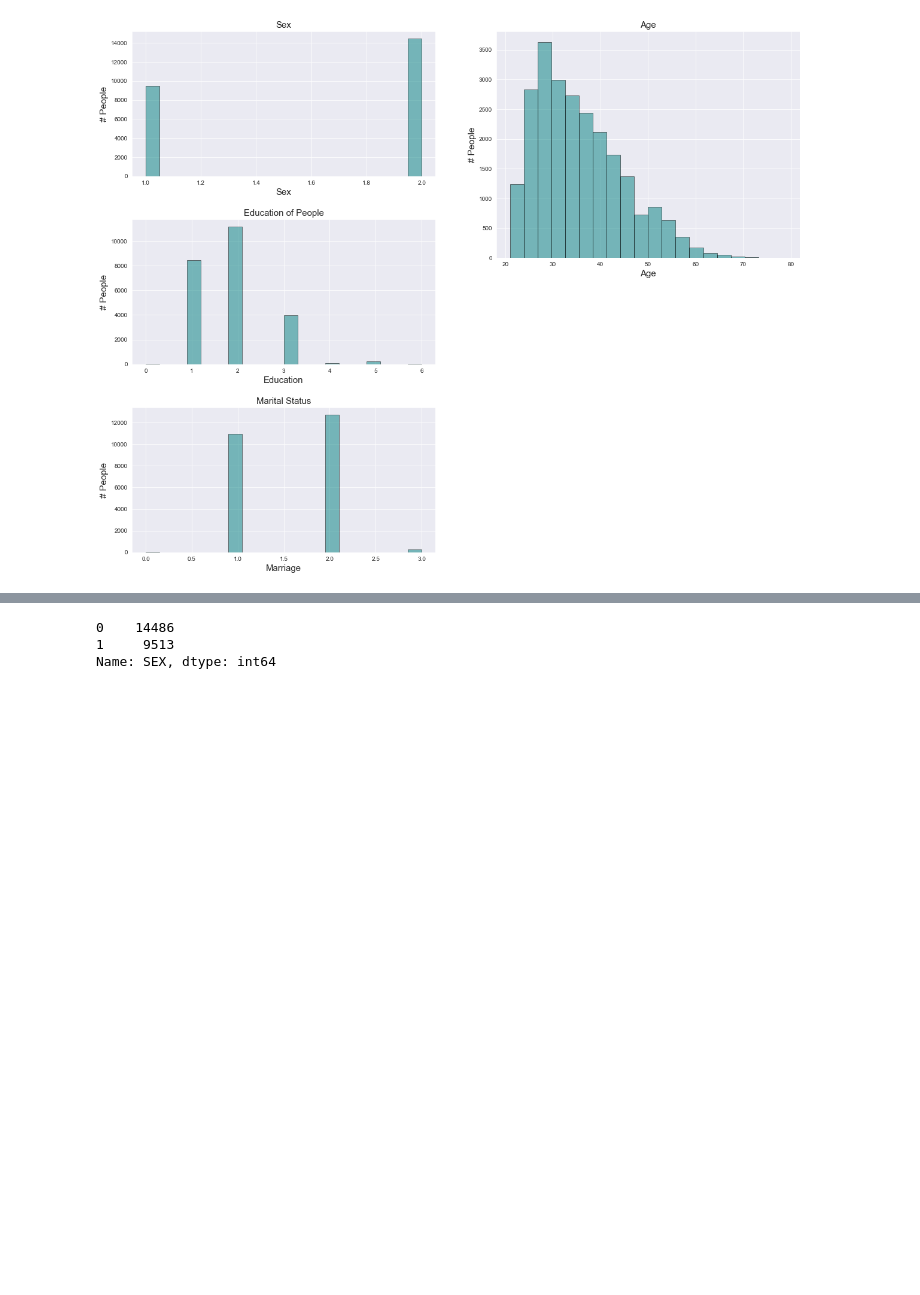
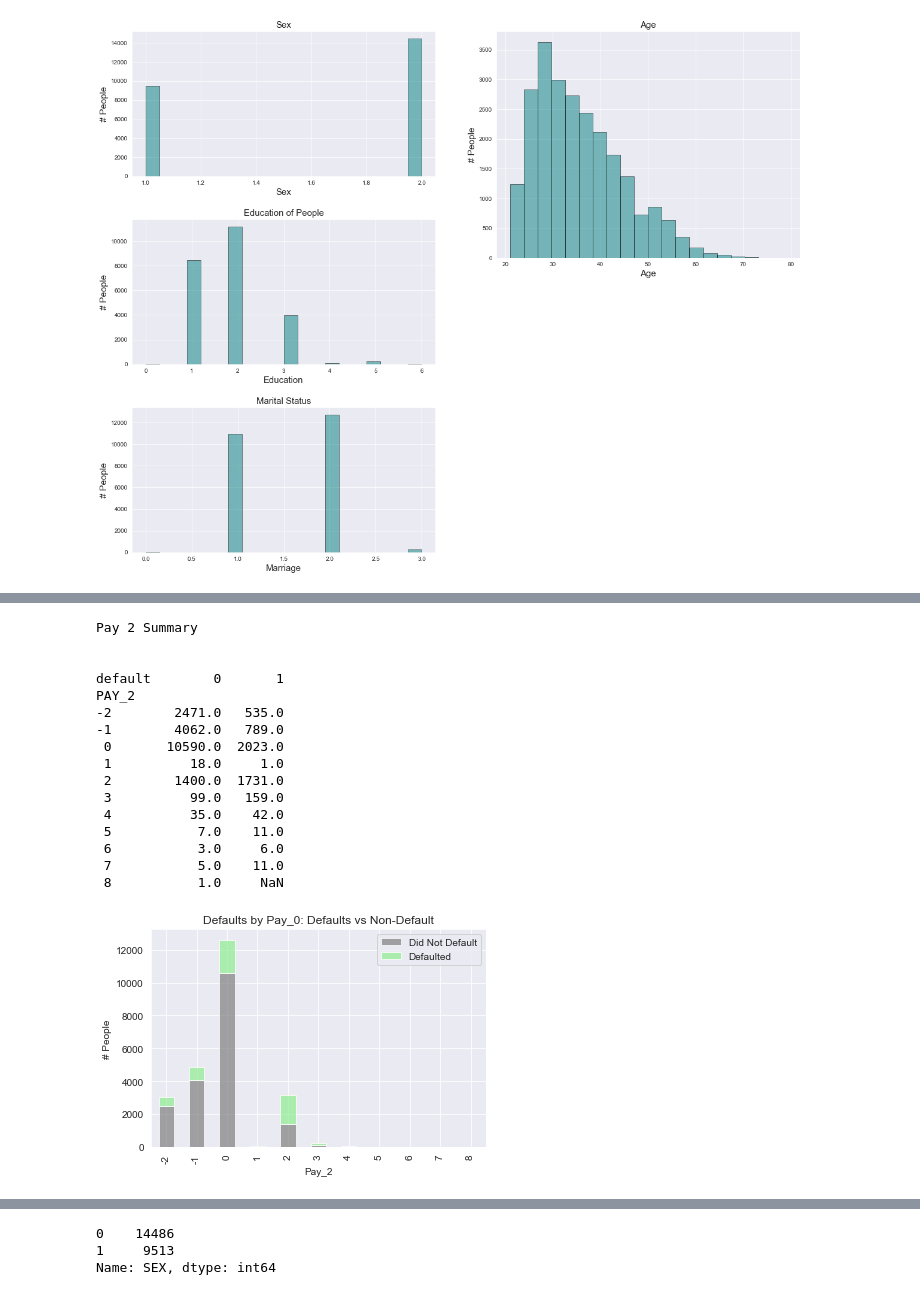
Before and after one commit to CaryMosley/Mod3Bakeoff, a Jupyter notebook: CaryBake.ipynb, the cells around one changed output, grey strips where cells are left out. Drawn from its saved outputs; the diff is of its cells as text; code cells hidden in the pictures; blank space fills up the shorter version.

```diff
--- a/CaryBake.ipynb
+++ b/CaryBake.ipynb
@@ -164,0 +245,35 @@ Name: MARRIAGE, dtype: int64
+# %%
+
+# Passenger class summary
+print('Pay 2 Summary')
+
+print('\n')
+print(df.groupby(['PAY_2','default']).PAY_2.count().unstack())
+
+# Passenger class visualization
+pclass = df.groupby(['PAY_2','default']).PAY_2.count().unstack()
+p1 = pclass.plot(kind = 'bar', stacked = True,
+                   title = 'Defaults by Pay_0: Defaults vs Non-Default',
+                   color = ['grey','lightgreen'], alpha = .70)
+p1.set_xlabel('Pay_2')
+p1.set_ylabel('# People')
+p1.legend(['Did Not Default','Defaulted'])
+plt.show()
+# %% [output]
+Pay 2 Summary
+
+
+default        0       1
+PAY_2
+-2        2471.0   535.0
+-1        4062.0   789.0
+ 0       10590.0  2023.0
+ 1          18.0     1.0
+ 2        1400.0  1731.0
+ 3          99.0   159.0
+ 4          35.0    42.0
+ 5           7.0    11.0
+ 6           3.0     6.0
+ 7           5.0    11.0
+ 8           1.0     NaN
+[figure, added]
```
Also changed, not shown: parts of 17 cells of this notebook.
